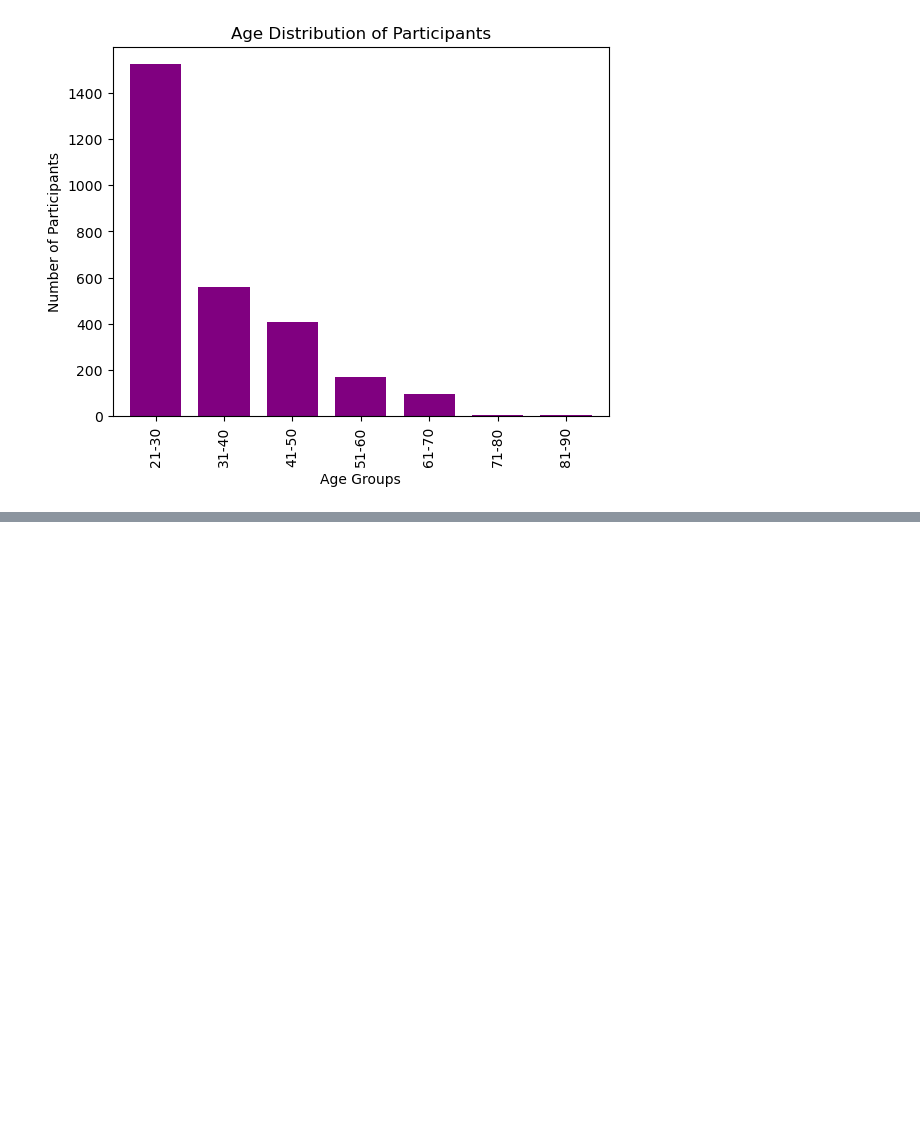
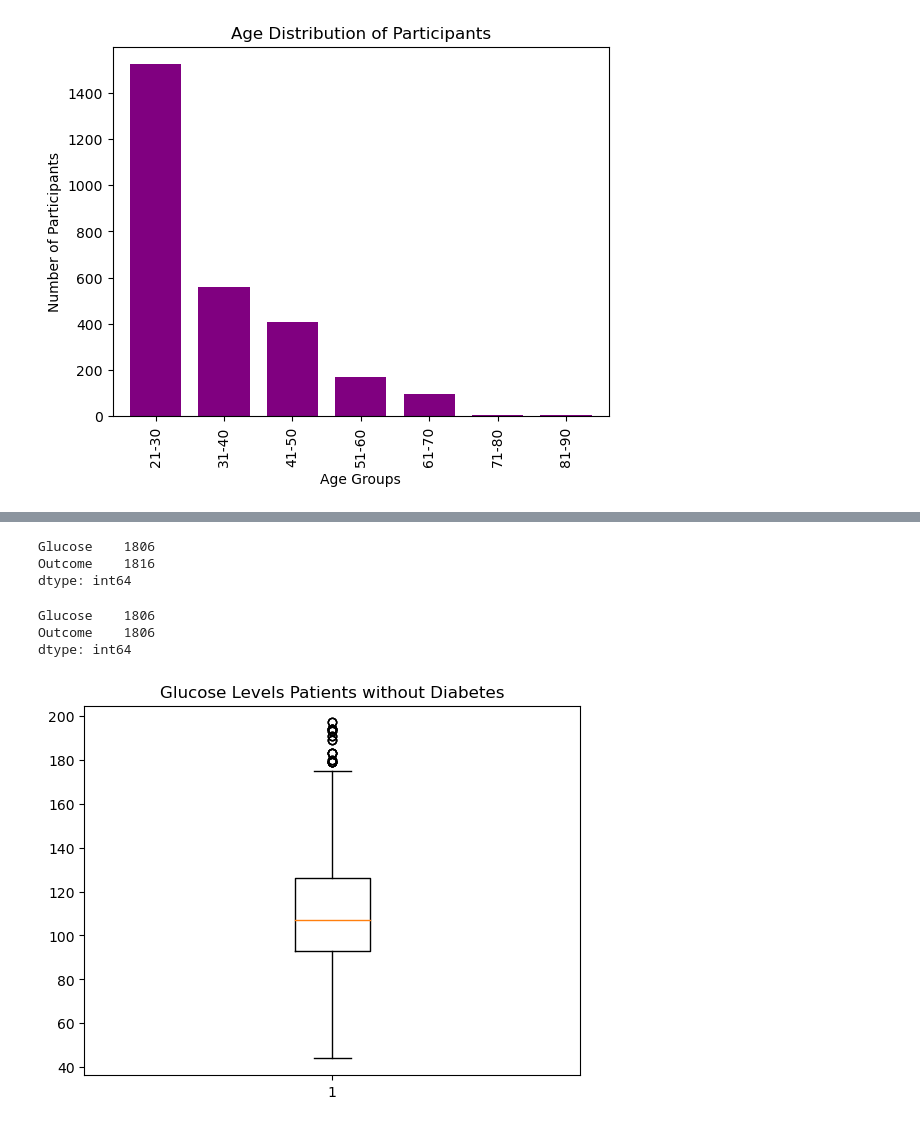
Before and after one commit to jmsavage2008/project-one, a Jupyter notebook: Project 1 Data Cleaning.ipynb, the cells around one changed output, grey strips where cells are left out. Saved outputs shown, nothing was run; the diff lists cells and outputs as text; code cells hidden in the pictures; blank space fills up the shorter version.

```diff
--- a/Project 1 Data Cleaning.ipynb
+++ b/Project 1 Data Cleaning.ipynb
@@ -212,0 +370,5 @@ plt.show()
+# %%
+#Filter to only those with diabetes
+
+glucose_no_df = data_set_final_df.loc[data_set_final_df["Outcome"]==0]
+glucose_no_df.count()
@@ -212,0 +387,24 @@ plt.show()
+# %%
+#Make new data frame with only necessary columns
+glucose_no_df = glucose_no_df[["Glucose", "Outcome"]]
+glucose_no_df.count()
+# %% [output]
+Glucose    1806
+Outcome    1816
+dtype: int64
+# %%
+#Drop Null Values
+glucose_no_new_df = glucose_no_df.dropna(how="any")
+glucose_no_new_df.count()
+# %% [output]
+Glucose    1806
+Outcome    1806
+dtype: int64
+# %%
+#Assign variable for Glucose
+glucose_no = glucose_no_new_df["Glucose"]
+plt.boxplot(glucose_no)
+plt.title("Glucose Levels Patients without Diabetes")
+plt.show()
+# %% [output]
+[figure, added]
```
Also changed, not shown: parts of 21 cells of this notebook.
